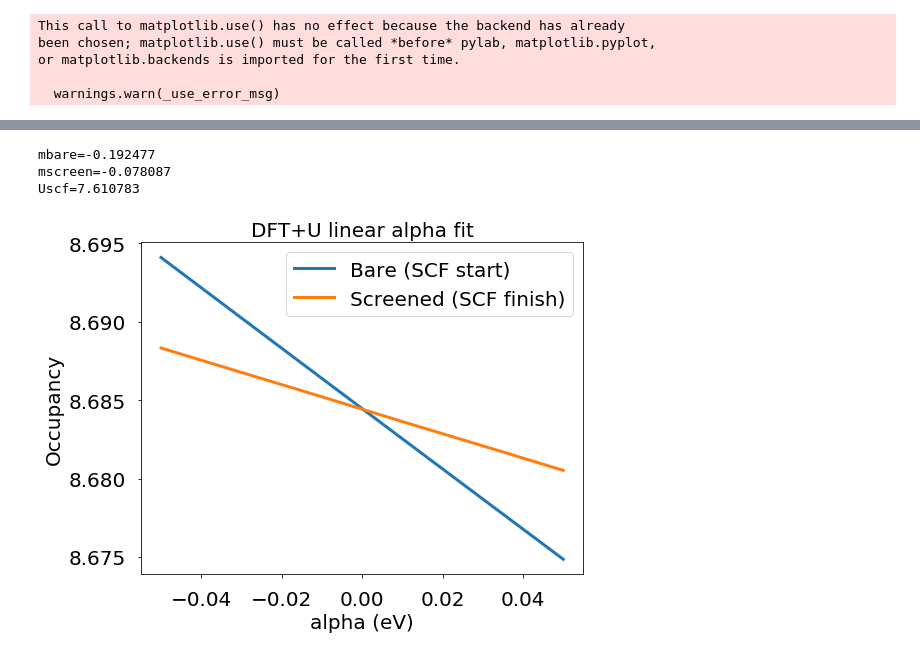
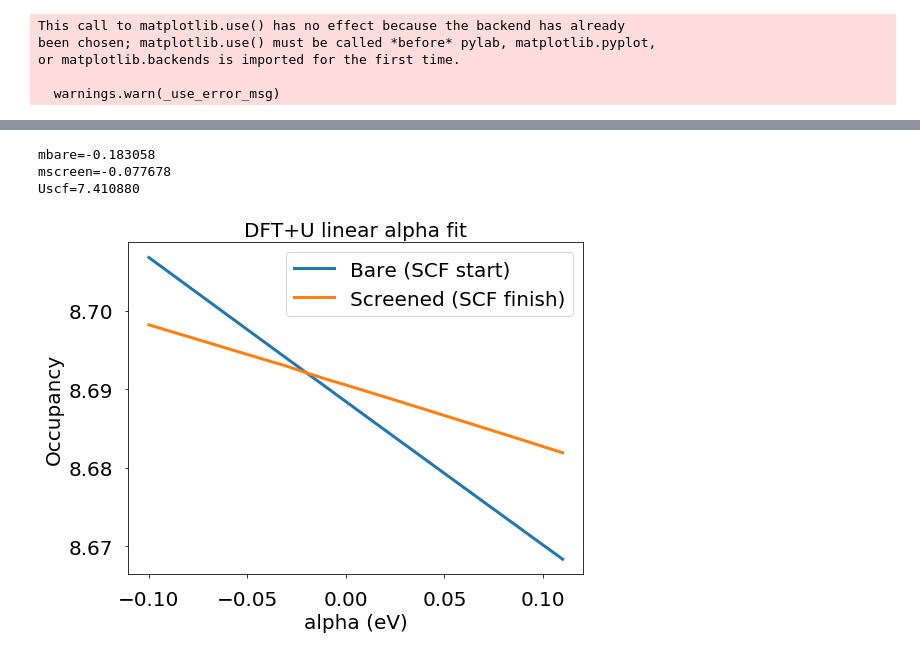
Before and after one commit to ZGainsforth/QEScripts, a Jupyter notebook: DFT+U plot.ipynb, the cells around one changed output, grey strips where cells are left out. Cells and saved outputs as stored; diff of their text form; code cells hidden in the pictures.

```diff
--- a/DFT+U plot.ipynb
+++ b/DFT+U plot.ipynb
@@ -45,30 +118,31 @@ Uscf=3.483684
 # %%
 # Ni in NiO
 
 # alpha, SCF start, SCF end
-x = np.array([[-0.05, 8.694105, 8.688330],
-              [-0.03, 8.690243, 8.686773],
-              [-0.01, 8.686388, 8.685218],
-              [0.01, 8.682538, 8.683637],
-              [0.03, 8.678695, 8.682088],
-              [0.05, 8.674857, 8.680525],
-             ])
+x= LinearResponseValues
+# x = np.array([[-0.05, 8.694105, 8.688330],
+#               [-0.03, 8.690243, 8.686773],
+#               [-0.01, 8.686388, 8.685218],
+#               [0.01, 8.682538, 8.683637],
+#               [0.03, 8.678695, 8.682088],
+#               [0.05, 8.674857, 8.680525],
+#              ])
 fig,ax = QuickPlot.QuickPlot(x[:,0], x[:,1], boldlevel=3)
 QuickPlot.QuickPlot(x[:,0], x[:,2], boldlevel=3,
          figax=(fig,ax),
          title='DFT+U linear alpha fit',
          xlabel='alpha (eV)',
          ylabel='Occupancy',
          legendstrs=['Bare (SCF start)', 'Screened (SCF finish)'])
 
 mbare,bbare = np.polyfit(x[:,0], x[:,1], 1)
 mscreen,bscreen = np.polyfit(x[:,0], x[:,2], 1)
 
 print('mbare=%f'%mbare)
 print('mscreen=%f'%mscreen)
 print('Uscf=%f'%(1/mbare - 1/mscreen))
 # %% [output]
-mbare=-0.192477
-mscreen=-0.078087
-Uscf=7.610783
+mbare=-0.183058
+mscreen=-0.077678
+Uscf=7.410880
-[figure, old version]
+[figure, new version]
```
Also changed, not shown: parts of 3 cells of this notebook, 2 other files.
